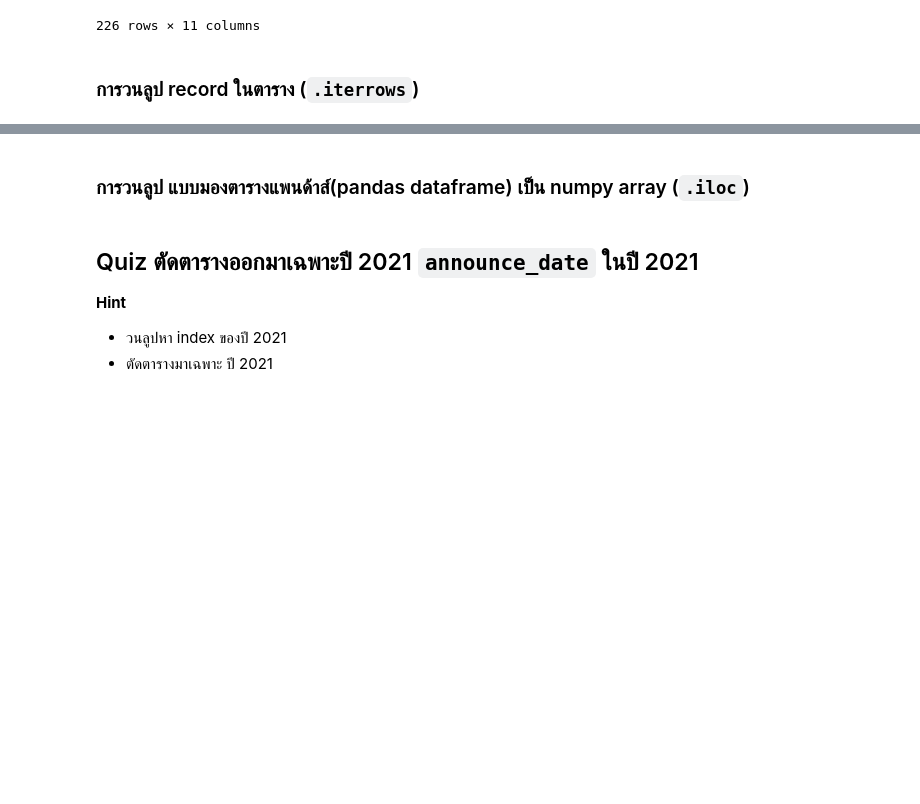
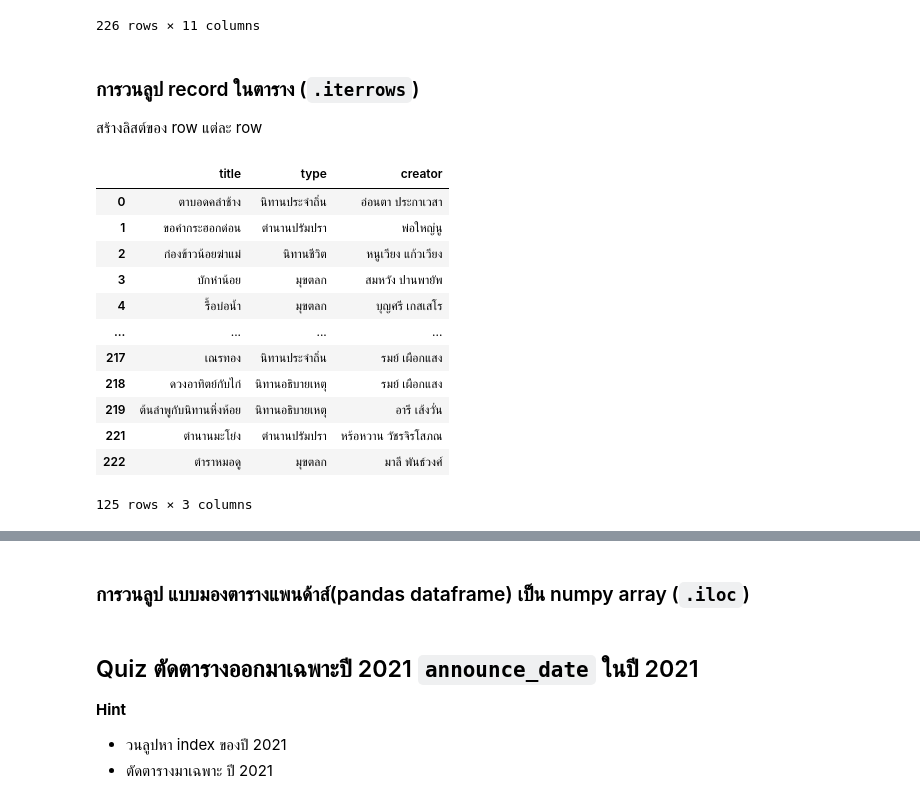
Before and after one commit to Meaiie/python_dataviz2024, a Jupyter notebook: Pandas_101.ipynb, the cells around one changed output, grey strips where cells are left out. Cells and saved outputs as stored; diff of their text form; code cells hidden in the pictures; blank space fills up the shorter version.

````diff
--- a/Pandas_101.ipynb
+++ b/Pandas_101.ipynb
@@ -734,3 +748,4 @@ this_data_updated_2 = this_data.fillna(value={'province_of_onset':'ไม่ร
 this_data_updated_2[this_data_updated['sex']=='ไม่รู้']
 # %% [markdown]
 ### การวนลูป record ในตาราง  (```.iterrows```)
+สร้างลิสต์ของ row แต่ละ row
@@ -738,0 +752,18 @@ this_data = data_covid[['sex','age','province_of_onset']]
+# %%
+this_data = folk_df[['title','type','creator']].dropna()
+# %%
+this_data
+# %% [output]
+|  | title | type | creator |
+| 0 | ตาบอดคลำช้าง | นิทานประจำถิ่น | อ่อนตา ประกาเวสา |
+| 1 | ขอคำกระฮอกด่อน | ตำนานปรัมปรา | พ่อใหญ่นู |
+| 2 | ก่องข้าวน้อยฆ่าแม่ | นิทานชีวิต | หนูเวียง แก้วเวียง |
+| 3 | บักหำน้อย | มุขตลก | สมหวัง ปานพายัพ |
+| 4 | รื้อบ่อน้ำ | มุขตลก | บุญศรี เกสเสโร |
+| ... | ... | ... | ... |
+| 217 | เณรทอง | นิทานประจำถิ่น | รมย์ เผือกแสง |
+| 218 | ดวงอาทิตย์กับไก่ | นิทานอธิบายเหตุ | รมย์ เผือกแสง |
+| 219 | ต้นลำพูกับนิทานหิ่งห้อย | นิทานอธิบายเหตุ | อารี เส้งวั่น |
+| 221 | ตำนานมะโย่ง | ตำนานปรัมปรา | หร้อหวาน วัชรจิรโสภณ |
+| 222 | ตำราหมอดู | มุขตลก | มาลี พันธ์วงศ์ |
+125 rows × 3 columns
````
Also changed, not shown: parts of 7 cells of this notebook.
